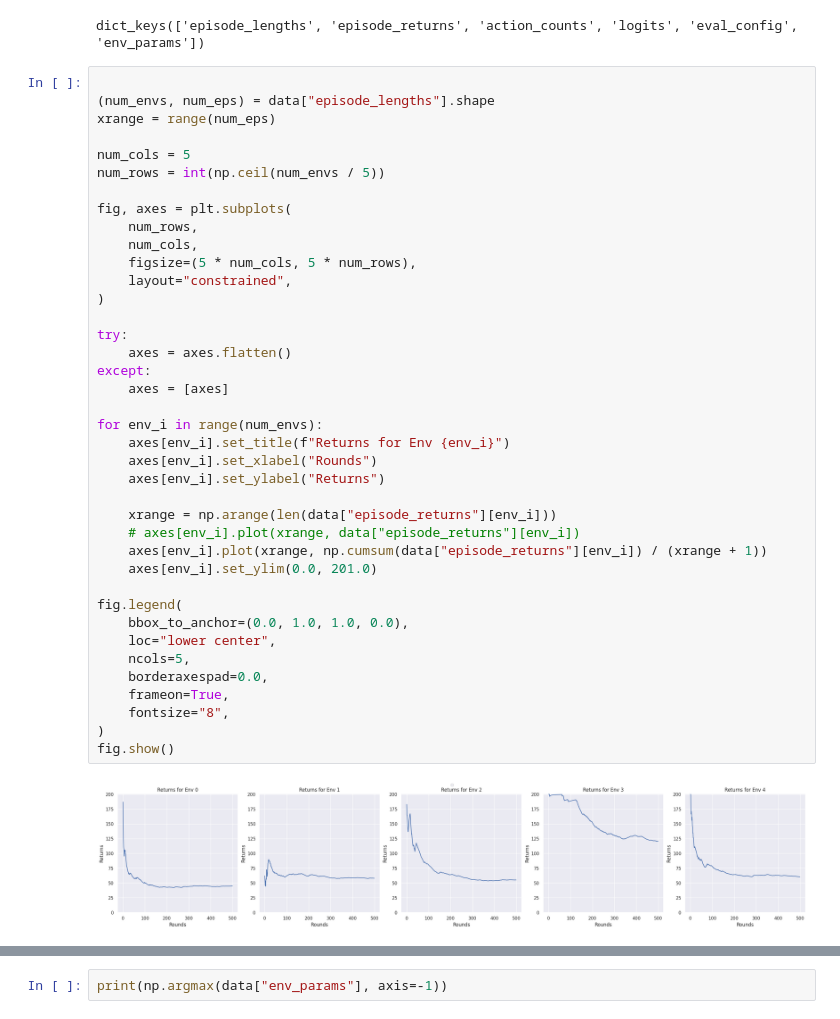
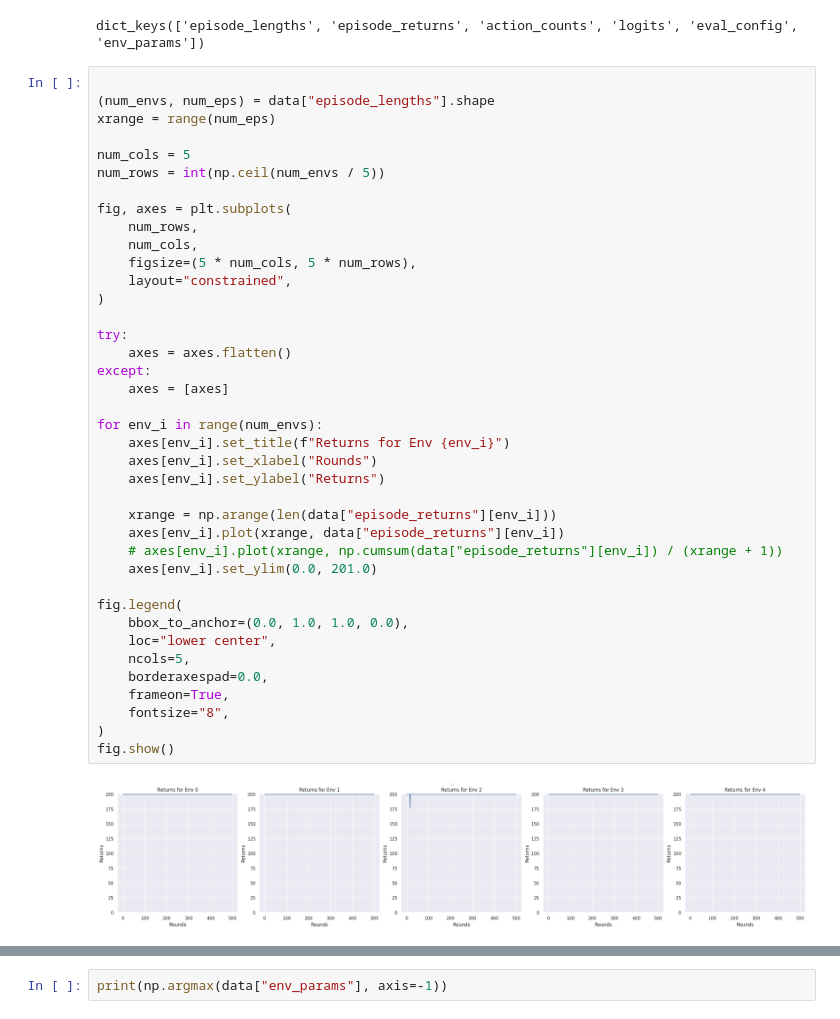
Before and after one commit to chanb/scaling_jax, a Jupyter notebook: src/evaluations/check_eval_cartpole.ipynb, the cells around one changed output, grey strips where cells are left out. Cells and saved outputs as stored; diff of their text form.

```diff
--- a/src/evaluations/check_eval_cartpole.ipynb
+++ b/src/evaluations/check_eval_cartpole.ipynb
@@ -34,36 +42,36 @@ num_rows = int(np.ceil(num_envs / 5))
 fig, axes = plt.subplots(
     num_rows,
     num_cols,
     figsize=(5 * num_cols, 5 * num_rows),
     layout="constrained",
 )
 
 try:
     axes = axes.flatten()
 except:
     axes = [axes]
 
 for env_i in range(num_envs):
     axes[env_i].set_title(f"Returns for Env {env_i}")
     axes[env_i].set_xlabel("Rounds")
     axes[env_i].set_ylabel("Returns")
 
     xrange = np.arange(len(data["episode_returns"][env_i]))
-    # axes[env_i].plot(xrange, data["episode_returns"][env_i])
-    axes[env_i].plot(xrange, np.cumsum(data["episode_returns"][env_i]) / (xrange + 1))
+    axes[env_i].plot(xrange, data["episode_returns"][env_i])
+    # axes[env_i].plot(xrange, np.cumsum(data["episode_returns"][env_i]) / (xrange + 1))
     axes[env_i].set_ylim(0.0, 201.0)
 
 fig.legend(
     bbox_to_anchor=(0.0, 1.0, 1.0, 0.0),
     loc="lower center",
     ncols=5,
     borderaxespad=0.0,
     frameon=True,
     fontsize="8",
 )
 fig.show()
 # %% [output]
-[figure, old version]
+[figure, new version]
 # %%
 print(data["action_counts"])
 # %% [output]
```
Also changed, not shown: parts of 4 cells of this notebook, 15 other files.
